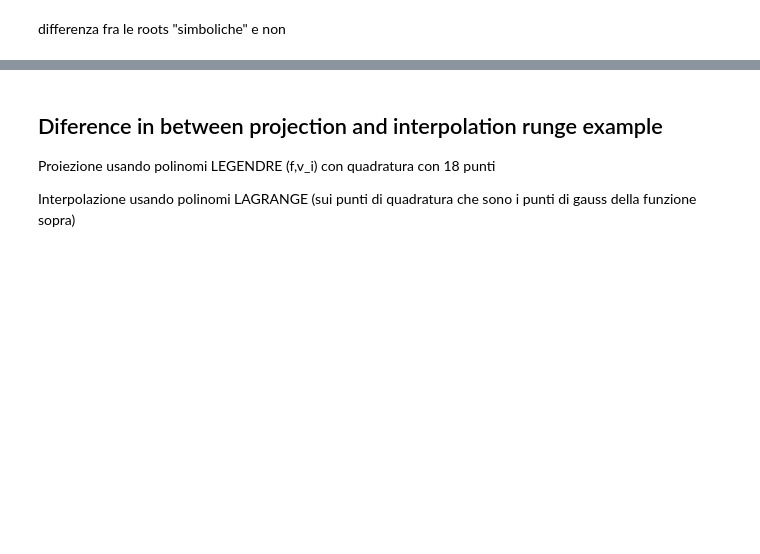
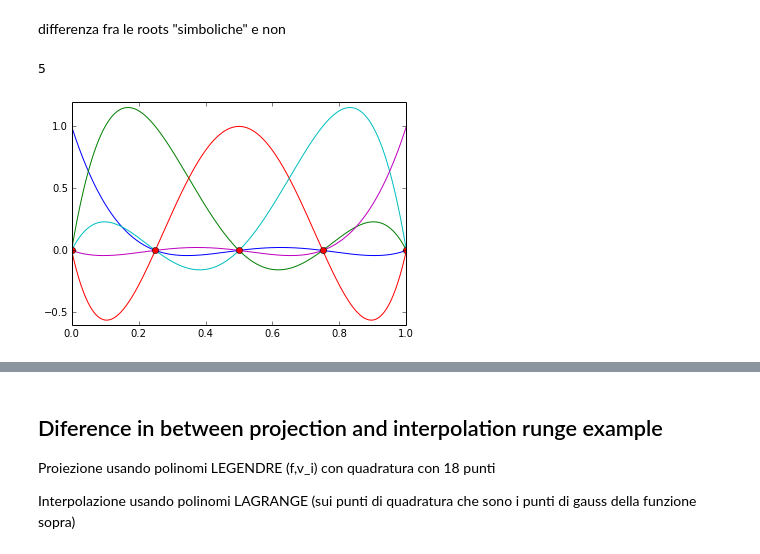
Before and after one commit to nicolacavallini/applied-mathematics, a Jupyter notebook: python-lectures/04_best_approximation.ipynb, the cells around one changed output, grey strips where cells are left out. Saved outputs shown, nothing was run; the diff lists cells and outputs as text; code cells hidden in the pictures; blank space fills up the shorter version.

```diff
--- a/python-lectures/04_best_approximation.ipynb
+++ b/python-lectures/04_best_approximation.ipynb
@@ -101,26 +91,0 @@ $$
-# %%
-Phi = [.5]
-
-for k in xrange(0,5):
-    phi = t*Phi[k] - scalar_prod_11(t*Phi[k],Phi[k])*Phi[k]
-    phi = phi/sym.sqrt(scalar_prod_11(pk,pk))
-    Phi.append(phi)
-
-Mij = []
-for i in xrange(len(Phi)):
-    row = []
-    for j in xrange(len(Phi)):
-        row.append(scalar_prod_11(Phi[i],Phi[j]))
-    Mij.append(row)
-
-Mij = sym.Matrix(Mij)
-print(Mij)
-
-x = np.linspace(-1,1,100)
-
-for p in Phi:
-    if p != .5 :
-        fs = sym.lambdify(t, p, 'numpy')
-        #print x.shape
-        #print fs(x)
-        _ = pl.plot(x,fs(x))
@@ -287,7 +283,8 @@ def define_legandre_basis_set(q):
 # %% [markdown]
 differenza fra le roots "simboliche" e non
 # %%
-Nq = n+1
+deg = 4
+Nq = 10#deg+1
 p,w = leg.leggauss(Nq)
 w = .5 * w
 p = .5*(p+1)
@@ -295,4 +292,17 @@ p = .5*(p+1)
 #print w
 W = np.diag(w)
 #print W
+# %%
+int_p = np.linspace(0,1,deg+1)
+L = define_lagrange_basis_set(int_p)
+
+print(len(L))
+
+x = np.linspace(0,1,1025)
+for f in L:
+    _ = pl.plot(x, f(x))
+_ = pl.plot(int_p, 0*int_p, 'ro')
+# %% [output]
+5
+[figure, added]
 # %%
```
Also changed, not shown: parts of 24 cells of this notebook.
